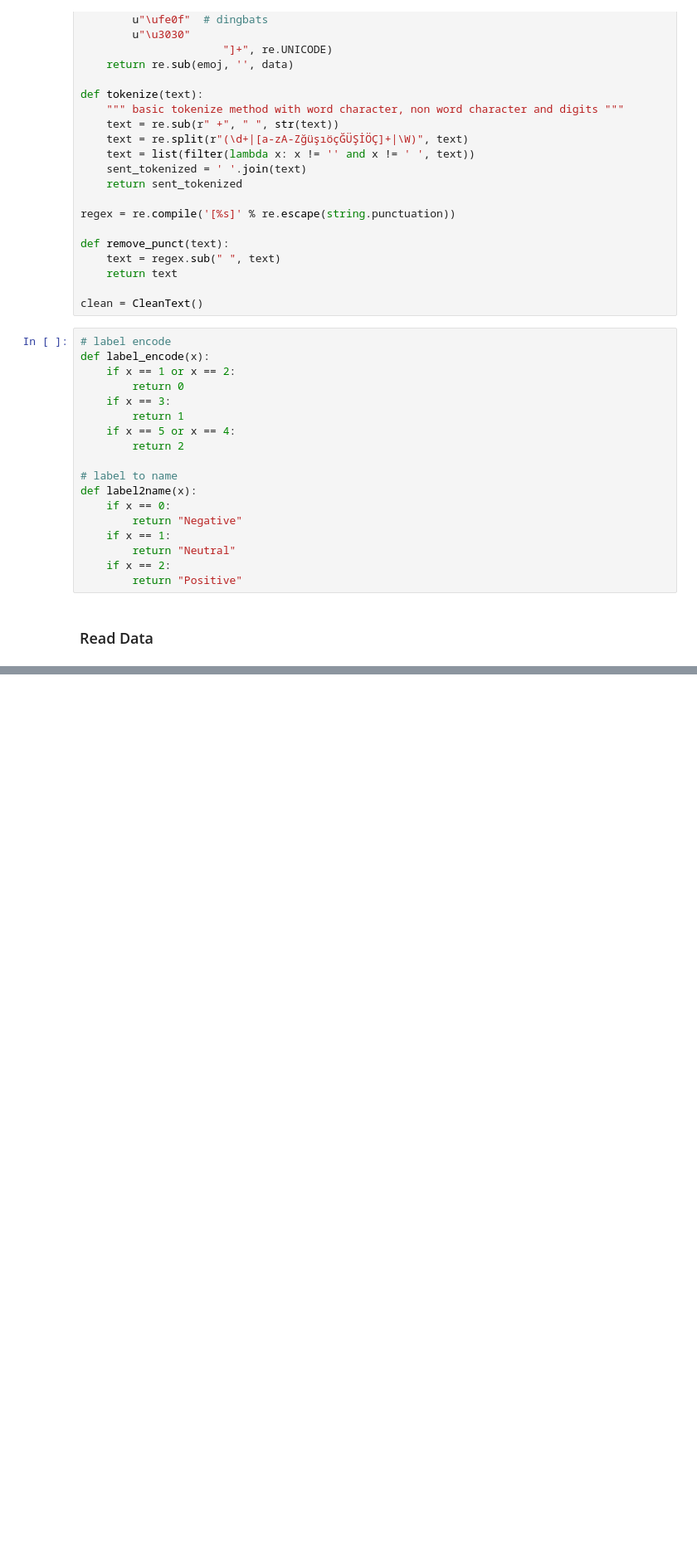
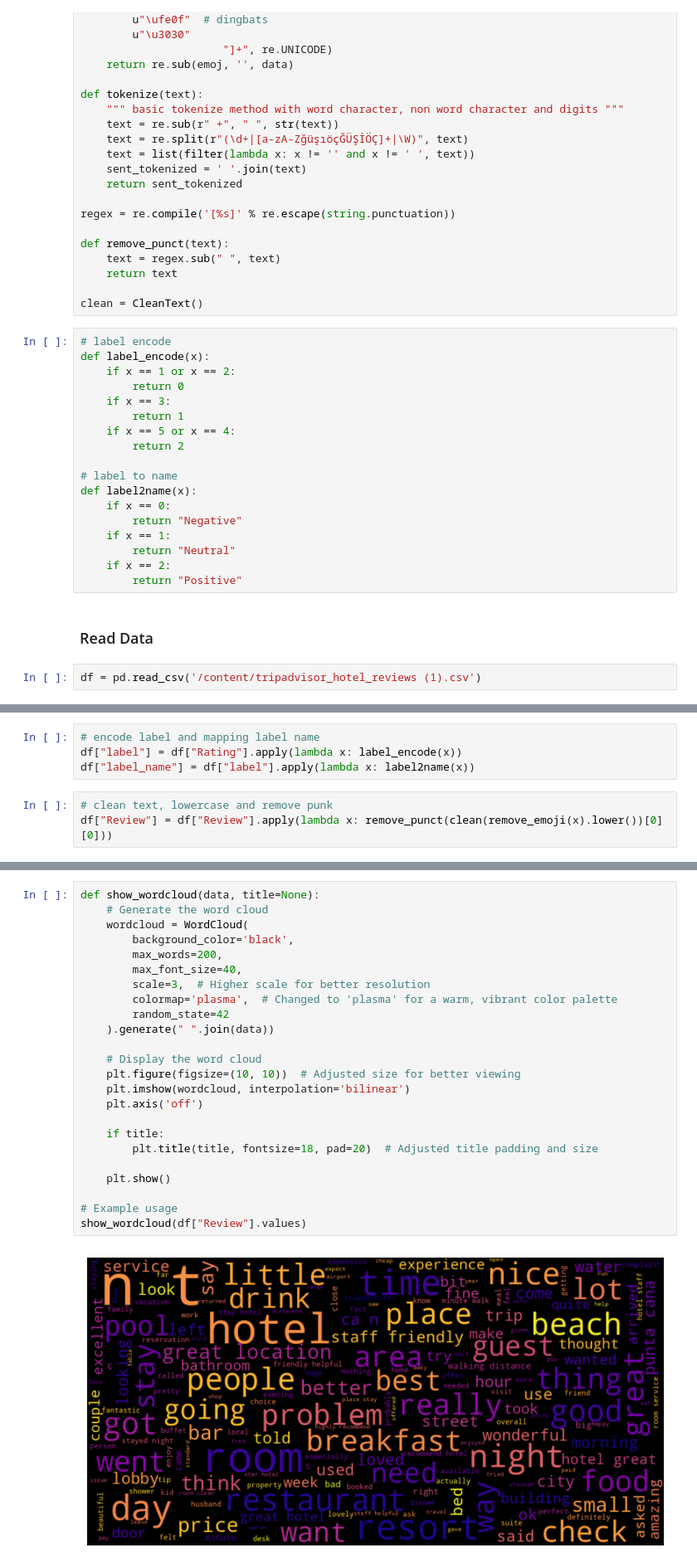
Before and after one commit to hodades/Mastering-Sentiment-Analysis-with-Transformers-An-In-Depth-Guide, a Jupyter notebook: Mastering_Sentiment_Analysis_with_Transformers_An_In_Depth_Guide.ipynb, the cells around one changed output, grey strips where cells are left out. Shown at 83% size. Cells and saved outputs as stored; diff of their text form; blank space fills up the shorter version.

```diff
--- a/Mastering_Sentiment_Analysis_with_Transformers_An_In_Depth_Guide.ipynb
+++ b/Mastering_Sentiment_Analysis_with_Transformers_An_In_Depth_Guide.ipynb
@@ -347,3 +347,5 @@ def label2name(x):
         return "Positive"
 # %% [markdown]
 ### Read Data
+# %%
+df = pd.read_csv('/content/tripadvisor_hotel_reviews (1).csv')
@@ -349,0 +397,7 @@ def label2name(x):
+# %%
+# encode label and mapping label name
+df["label"] = df["Rating"].apply(lambda x: label_encode(x))
+df["label_name"] = df["label"].apply(lambda x: label2name(x))
+# %%
+# clean text, lowercase and remove punk
+df["Review"] = df["Review"].apply(lambda x: remove_punct(clean(remove_emoji(x).lower())[0][0]))
@@ -349,0 +418,26 @@ def label2name(x):
+# %%
+def show_wordcloud(data, title=None):
+    # Generate the word cloud
+    wordcloud = WordCloud(
+        background_color='black',
+        max_words=200,
+        max_font_size=40,
+        scale=3,  # Higher scale for better resolution
+        colormap='plasma',  # Changed to 'plasma' for a warm, vibrant color palette
+        random_state=42
+    ).generate(" ".join(data))
+
+    # Display the word cloud
+    plt.figure(figsize=(10, 10))  # Adjusted size for better viewing
+    plt.imshow(wordcloud, interpolation='bilinear')
+    plt.axis('off')
+
+    if title:
+        plt.title(title, fontsize=18, pad=20)  # Adjusted title padding and size
+
+    plt.show()
+
+# Example usage
+show_wordcloud(df["Review"].values)
+# %% [output]
+[figure, added]
```
Also changed, not shown: parts of 6 cells of this notebook.
